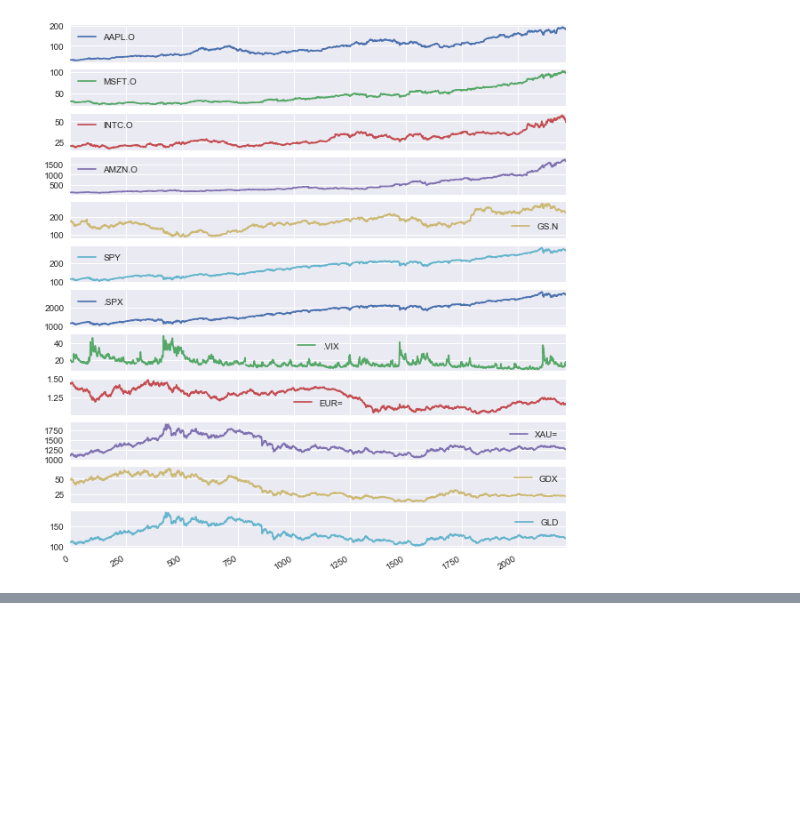
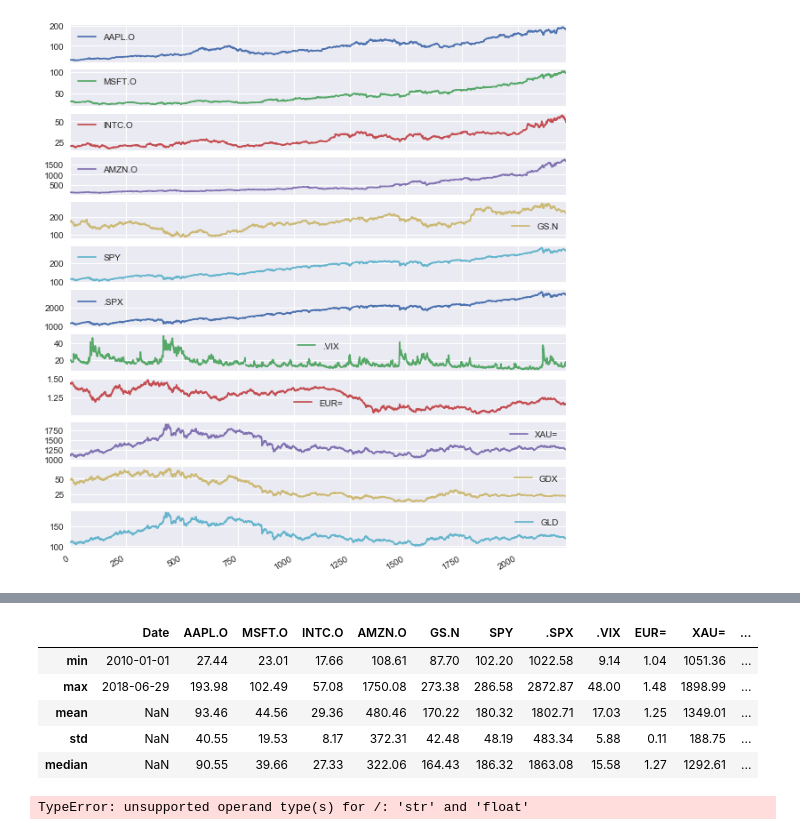
Before and after one commit to allaccountstaken/hilpisch, a Jupyter notebook: start.ipynb, the cells around one changed output, grey strips where cells are left out. Saved outputs shown, nothing was run; the diff lists cells and outputs as text; code cells hidden in the pictures; blank space fills up the shorter version.

```diff
--- a/start.ipynb
+++ b/start.ipynb
@@ -37,0 +73,13 @@ plt.show()
+# %%
+data.aggregate([min, np.mean, np.std, np.median, max]).round(2)
+# %% [output]
+|  | Date | AAPL.O | MSFT.O | INTC.O | AMZN.O | GS.N | SPY | .SPX | .VIX | EUR= | XAU= | ... |
+| min | 2010-01-01 | 27.44 | 23.01 | 17.66 | 108.61 | 87.70 | 102.20 | 1022.58 | 9.14 | 1.04 | 1051.36 | ... |
+| max | 2018-06-29 | 193.98 | 102.49 | 57.08 | 1750.08 | 273.38 | 286.58 | 2872.87 | 48.00 | 1.48 | 1898.99 | ... |
+| mean | NaN | 93.46 | 44.56 | 29.36 | 480.46 | 170.22 | 180.32 | 1802.71 | 17.03 | 1.25 | 1349.01 | ... |
+| std | NaN | 40.55 | 19.53 | 8.17 | 372.31 | 42.48 | 48.19 | 483.34 | 5.88 | 0.11 | 188.75 | ... |
+| median | NaN | 90.55 | 39.66 | 27.33 | 322.06 | 164.43 | 186.32 | 1863.08 | 15.58 | 1.27 | 1292.61 | ... |
+# %%
+data.pct_change().mean().plot(kind='bar', figsize=(10,6))
+# %% [output]
+TypeError: unsupported operand type(s) for /: 'str' and 'float'
```
Also changed, not shown: parts of 3 cells of this notebook.
